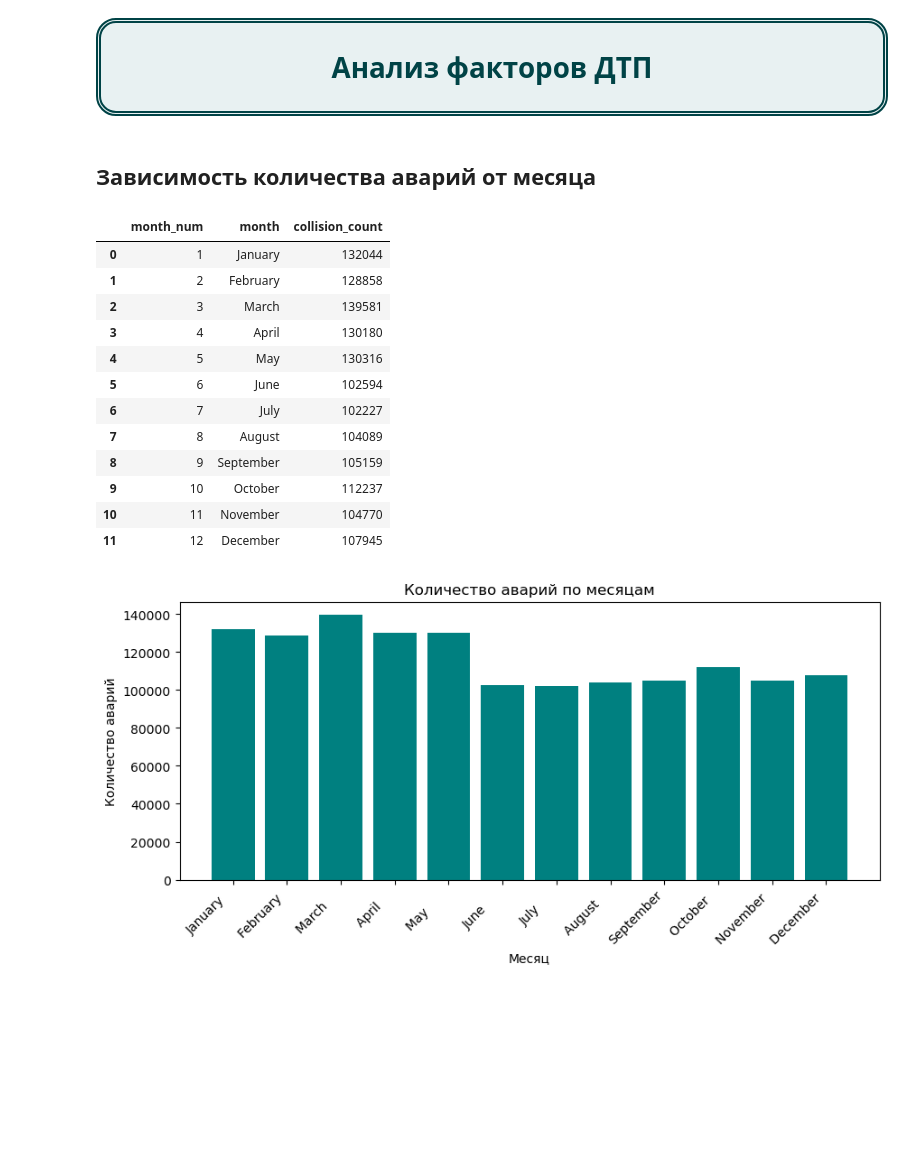
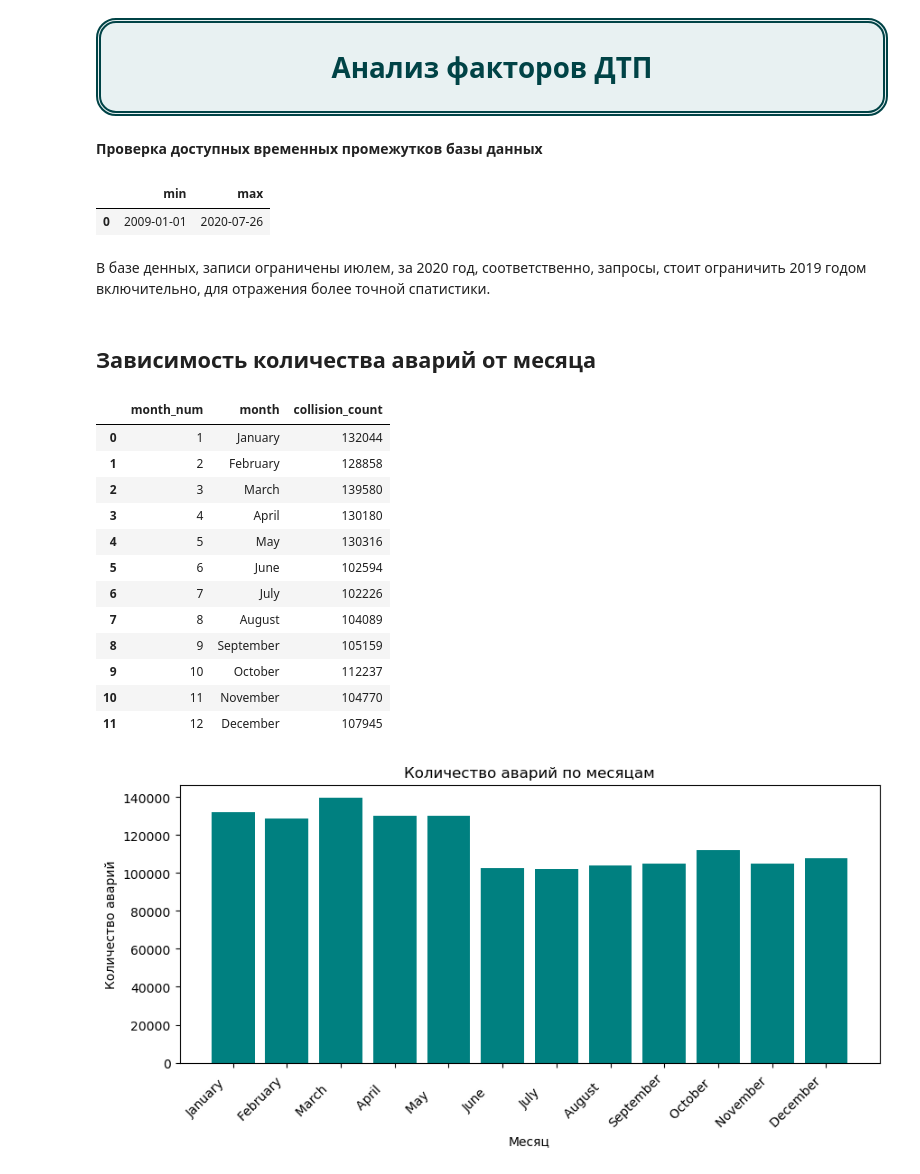
Before and after one commit to Denis-Mukhanov/road-accident-risk, a Jupyter notebook: road_accident_risk.ipynb, the cells around one changed output. Drawn from its saved outputs; the diff is of its cells as text; code cells hidden in the pictures; blank space fills up the shorter version.

```diff
--- a/road_accident_risk.ipynb
+++ b/road_accident_risk.ipynb
@@ -247,30 +247,49 @@ for table_name, table in metadata.tables.items():
 # Анализ факторов ДТП
 
 </div>
+# %% [markdown]
+__Проверка доступных временных промежутков базы данных__
+# %%
+# sql запрос
+query = '''
+SELECT min(COLLISION_DATE),
+       max(COLLISION_DATE)
+FROM collisions
+;
+'''
+
+df = request(query)
+display(df)
+# %% [output]
+|  | min | max |
+| 0 | 2009-01-01 | 2020-07-26 |
+# %% [markdown]
+В базе денных, записи ограничены июлем, за 2020 год, соответственно, запросы, стоит ограничить 2019 годом включительно, для отражения более точной спатистики.
 # %% [markdown]
 ## Зависимость количества аварий от месяца
 # %%
 # sql запрос
 query = '''
 SELECT CAST(EXTRACT(MONTH FROM COLLISION_DATE) AS INTEGER) AS month_num,
        TO_CHAR(COLLISION_DATE, 'Month') AS month,
        COUNT(*) AS collision_count
 FROM collisions
+WHERE EXTRACT(YEAR FROM COLLISION_DATE)<2020
 GROUP BY month, month_num
 ORDER BY month_num;
 '''
 
 df = request(query)
 display(df)
 # %% [output]
 |  | month_num | month | collision_count |
 | 0 | 1 | January | 132044 |
 | 1 | 2 | February | 128858 |
-| 2 | 3 | March | 139581 |
+| 2 | 3 | March | 139580 |
 | 3 | 4 | April | 130180 |
 | 4 | 5 | May | 130316 |
 | 5 | 6 | June | 102594 |
-| 6 | 7 | July | 102227 |
+| 6 | 7 | July | 102226 |
 | 7 | 8 | August | 104089 |
 | 8 | 9 | September | 105159 |
 | 9 | 10 | October | 112237 |
```
Also changed, not shown: parts of 53 cells of this notebook.
